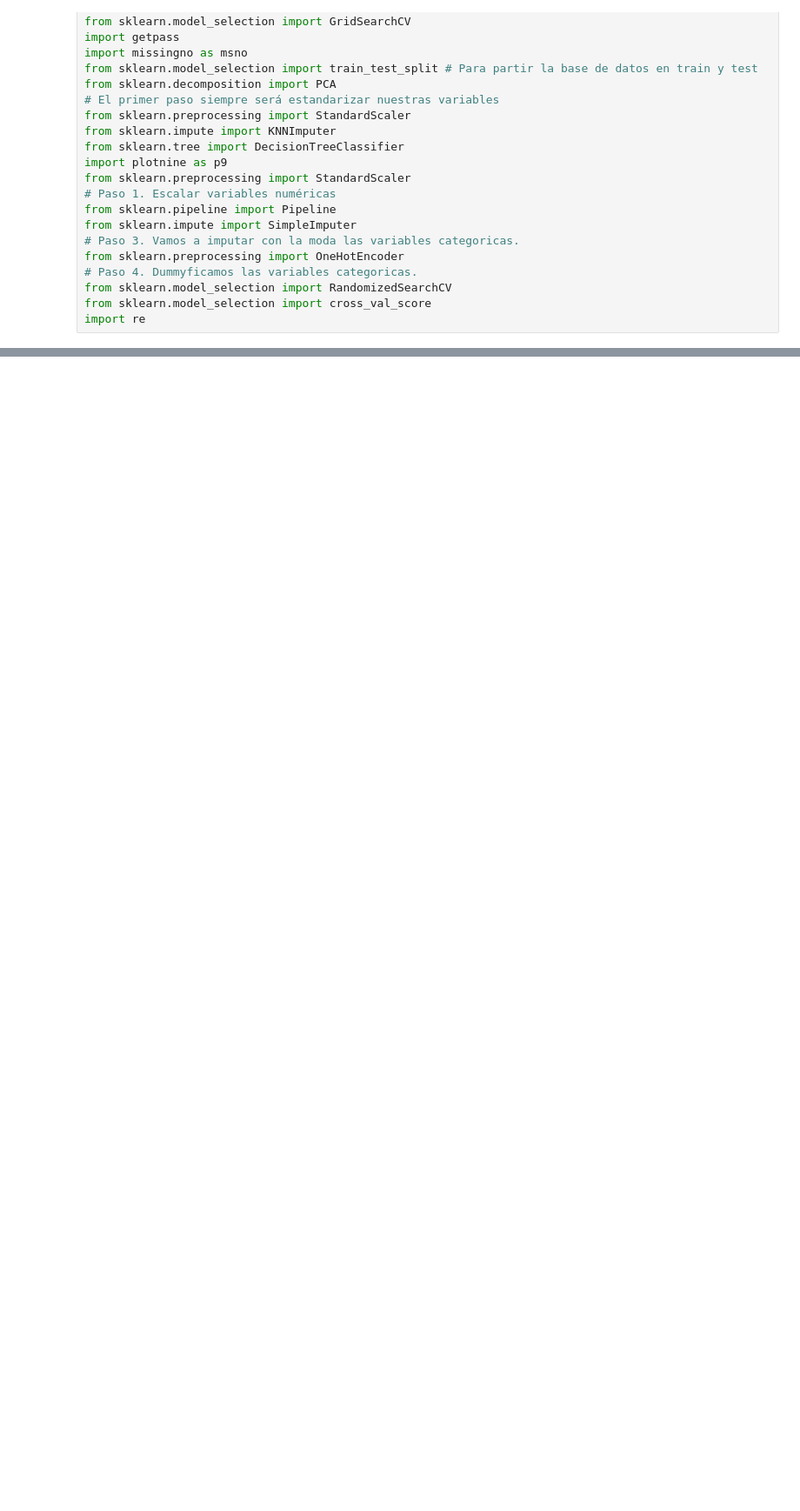
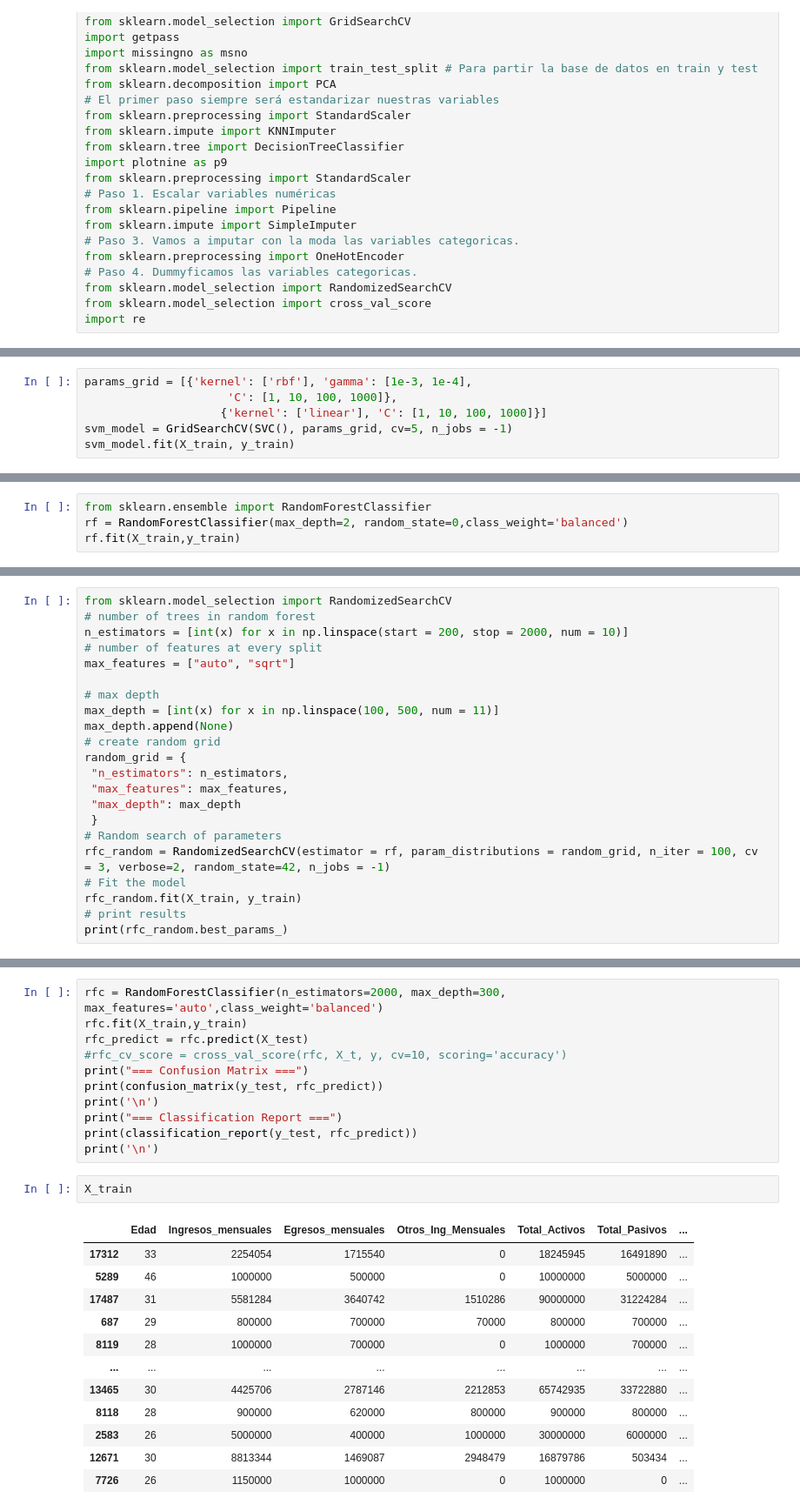
Before and after one commit to Machine-learning-Maestria/Ualet-ML, a Jupyter notebook: scripts/Modelos Ualet.ipynb, the cells around one changed output, grey strips where cells are left out. Shown: that part at 87% size. Cells and saved outputs as stored; diff of their text form; blank space fills up the shorter version.

```diff
--- a/scripts/Modelos Ualet.ipynb
+++ b/scripts/Modelos Ualet.ipynb
@@ -72,0 +128,6 @@ bc
+# %%
+params_grid = [{'kernel': ['rbf'], 'gamma': [1e-3, 1e-4],
+                     'C': [1, 10, 100, 1000]},
+                    {'kernel': ['linear'], 'C': [1, 10, 100, 1000]}]
+svm_model = GridSearchCV(SVC(), params_grid, cv=5, n_jobs = -1)
+svm_model.fit(X_train, y_train)
@@ -72,0 +155,4 @@ bc
+# %%
+from sklearn.ensemble import RandomForestClassifier
+rf = RandomForestClassifier(max_depth=2, random_state=0,class_weight='balanced')
+rf.fit(X_train,y_train)
@@ -72,0 +161,22 @@ bc
+# %%
+from sklearn.model_selection import RandomizedSearchCV
+# number of trees in random forest
+n_estimators = [int(x) for x in np.linspace(start = 200, stop = 2000, num = 10)]
+# number of features at every split
+max_features = ["auto", "sqrt"]
+
+# max depth
+max_depth = [int(x) for x in np.linspace(100, 500, num = 11)]
+max_depth.append(None)
+# create random grid
+random_grid = {
+ "n_estimators": n_estimators,
+ "max_features": max_features,
+ "max_depth": max_depth
+ }
+# Random search of parameters
+rfc_random = RandomizedSearchCV(estimator = rf, param_distributions = random_grid, n_iter = 100, cv = 3, verbose=2, random_state=42, n_jobs = -1)
+# Fit the model
+rfc_random.fit(X_train, y_train)
+# print results
+print(rfc_random.best_params_)
@@ -72,0 +186,26 @@ bc
+# %%
+rfc = RandomForestClassifier(n_estimators=2000, max_depth=300, max_features='auto',class_weight='balanced')
+rfc.fit(X_train,y_train)
+rfc_predict = rfc.predict(X_test)
+#rfc_cv_score = cross_val_score(rfc, X_t, y, cv=10, scoring='accuracy')
+print("=== Confusion Matrix ===")
+print(confusion_matrix(y_test, rfc_predict))
+print('\n')
+print("=== Classification Report ===")
+print(classification_report(y_test, rfc_predict))
+print('\n')
+# %%
+X_train
+# %% [output]
+|  | Edad | Ingresos_mensuales | Egresos_mensuales | Otros_Ing_Mensuales | Total_Activos | Total_Pasivos | ... |
+| 17312 | 33 | 2254054 | 1715540 | 0 | 18245945 | 16491890 | ... |
+| 5289 | 46 | 1000000 | 500000 | 0 | 10000000 | 5000000 | ... |
+| 17487 | 31 | 5581284 | 3640742 | 1510286 | 90000000 | 31224284 | ... |
+| 687 | 29 | 800000 | 700000 | 70000 | 800000 | 700000 | ... |
+| 8119 | 28 | 1000000 | 700000 | 0 | 1000000 | 700000 | ... |
+| ... | ... | ... | ... | ... | ... | ... | ... |
+| 13465 | 30 | 4425706 | 2787146 | 2212853 | 65742935 | 33722880 | ... |
+| 8118 | 28 | 900000 | 620000 | 800000 | 900000 | 800000 | ... |
+| 2583 | 26 | 5000000 | 400000 | 1000000 | 30000000 | 6000000 | ... |
+| 12671 | 30 | 8813344 | 1469087 | 2948479 | 16879786 | 503434 | ... |
+| 7726 | 26 | 1150000 | 1000000 | 0 | 1000000 | 0 | ... |
```
Also changed, not shown: parts of 19 cells of this notebook, 1 other file.
